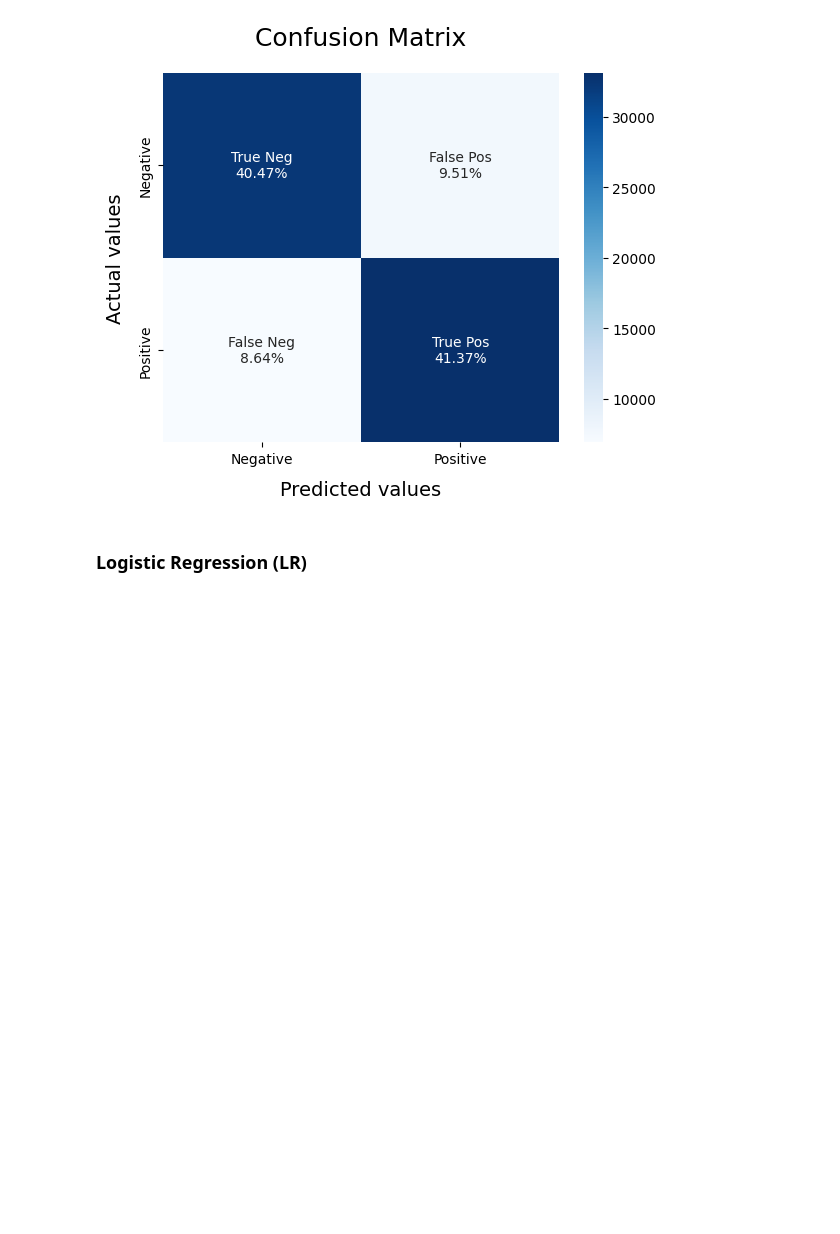
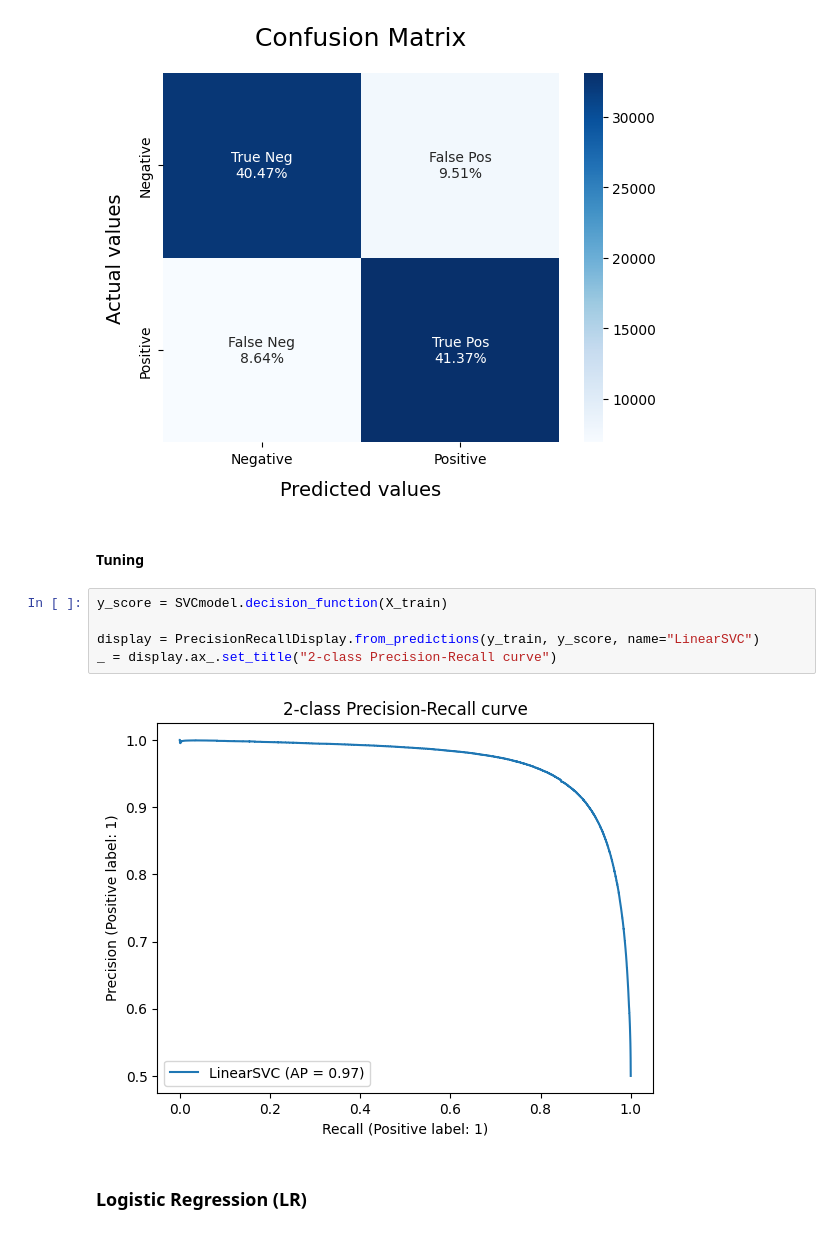
Before and after one commit to efwoods/TwitterSentimentAnalysis, a Jupyter notebook: analysis.ipynb, the cells around one changed output. Saved outputs shown, nothing was run; the diff lists cells and outputs as text; blank space fills up the shorter version.

```diff
--- a/analysis.ipynb
+++ b/analysis.ipynb
@@ -370,6 +363,15 @@ model_Evaluate(SVCmodel)
    macro avg       0.82      0.82      0.82     80000
 weighted avg       0.82      0.82      0.82     80000
 [figure]
+# %% [markdown]
+#### Tuning
+# %%
+y_score = SVCmodel.decision_function(X_train)
+
+display = PrecisionRecallDisplay.from_predictions(y_train, y_score, name="LinearSVC")
+_ = display.ax_.set_title("2-class Precision-Recall curve")
+# %% [output]
+[figure, added]
 # %% [markdown]
 ### Logistic Regression (LR)
 # %%
```
Also changed, not shown: parts of 5 cells of this notebook.
